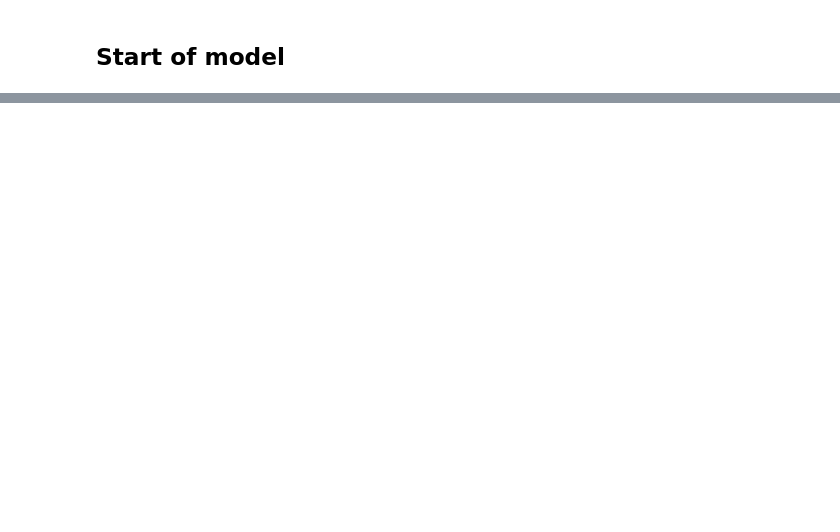
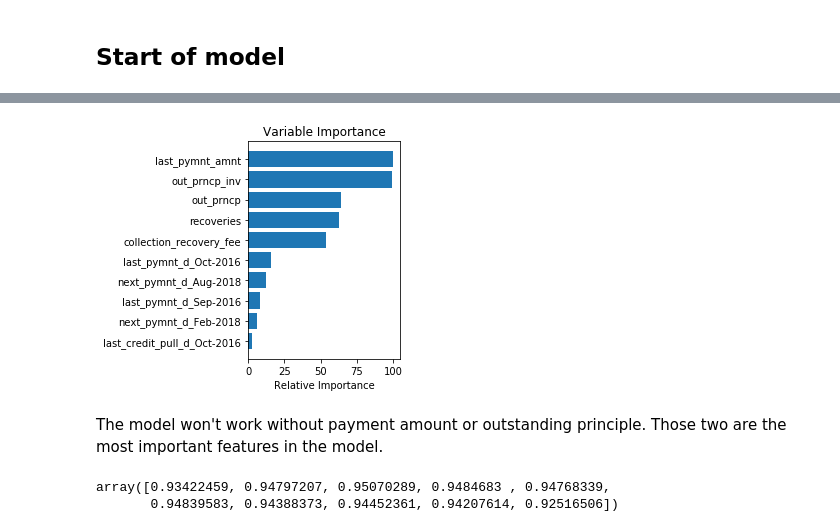
Before and after one commit to cbevis/U3_L2_RandomForests, a Jupyter notebook: U3_L2_P5_Random_Forest_Guided_Example.ipynb, the cells around one changed output, grey strips where cells are left out. Saved outputs shown, nothing was run; the diff lists cells and outputs as text; code cells hidden in the pictures; blank space fills up the shorter version.

```diff
--- a/U3_L2_P5_Random_Forest_Guided_Example.ipynb
+++ b/U3_L2_P5_Random_Forest_Guided_Example.ipynb
@@ -131,10 +131,12 @@ pymnt_plan_n
 # %%
 X_new = select_best.fit_transform(X, Y)
+features_list = []
 
 features = select_best.get_support()
 for x in range(len(features)):
     if features[x] == 1:
         print(columns[x])
+        features_list.append(columns[x])
 # %% [output]
 out_prncp
 out_prncp_inv
@@ -204,0 +205,19 @@ print(so[('loan_status')])
+# %%
+rfc_10 = ensemble.RandomForestClassifier(n_estimators=100).fit(X_new, Y)
+feature_importance = rfc_10.feature_importances_
+# %%
+X_new2 = pd.DataFrame(X_new, columns=features_list)
+# Make importances relative to max importance.
+feature_importance = 100.0 * (feature_importance / feature_importance.max())
+sorted_idx = np.argsort(feature_importance)
+pos = np.arange(sorted_idx.shape[0]) + .5
+plt.subplot(1, 2, 2)
+plt.barh(pos, feature_importance[sorted_idx], align='center')
+plt.yticks(pos, X_new2.columns[sorted_idx])
+plt.xlabel('Relative Importance')
+plt.title('Variable Importance')
+plt.show()
+# %% [output]
+[figure, added]
+# %% [markdown]
+The model won't work without payment amount or outstanding principle.  Those two are the most important features in the model.
@@ -204,0 +226,9 @@ print(so[('loan_status')])
+# %%
+# See if cross validation score will stay above .90 with just the five most important features
+# Two and 3 fell just below threshold
+rfc = ensemble.RandomForestClassifier(n_estimators=100)
+
+cross_val_score(rfc, X2, Y, cv=10)
+# %% [output]
+array([0.93422459, 0.94797207, 0.95070289, 0.9484683 , 0.94768339,
+       0.94839583, 0.94388373, 0.94452361, 0.94207614, 0.92516506])
```
Also changed, not shown: parts of 14 cells of this notebook.
